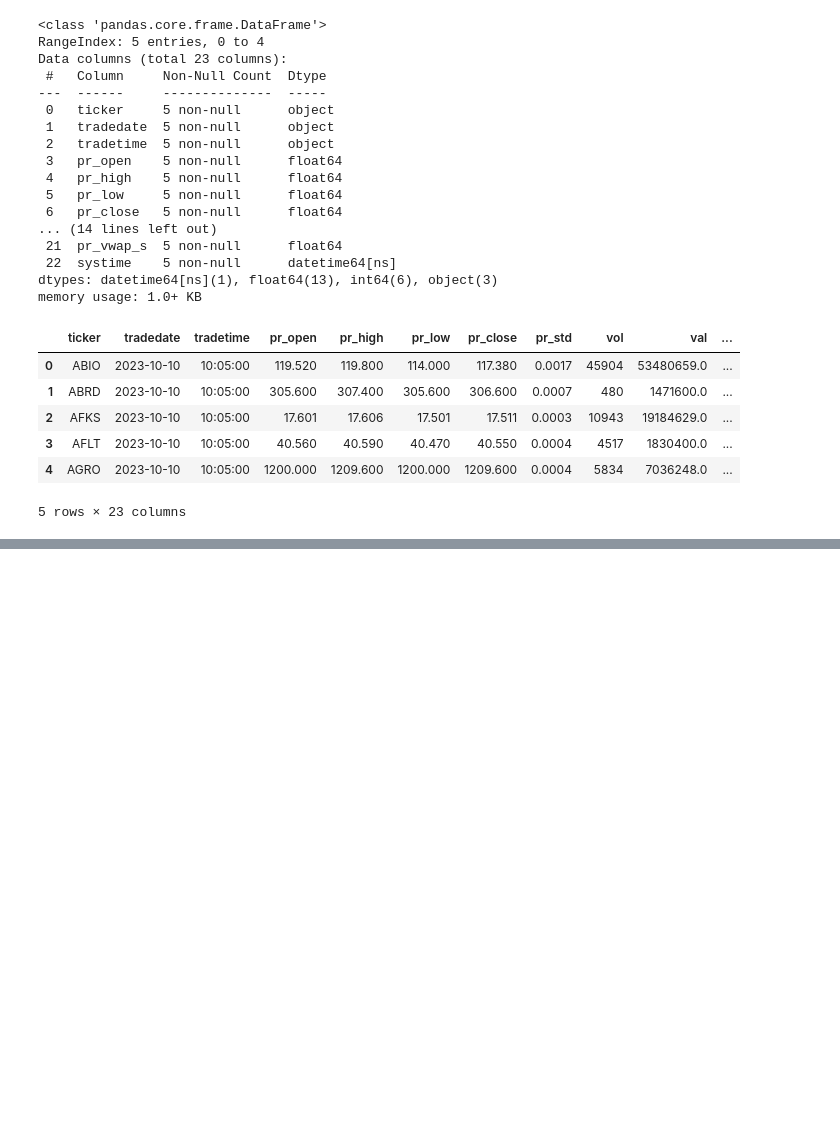
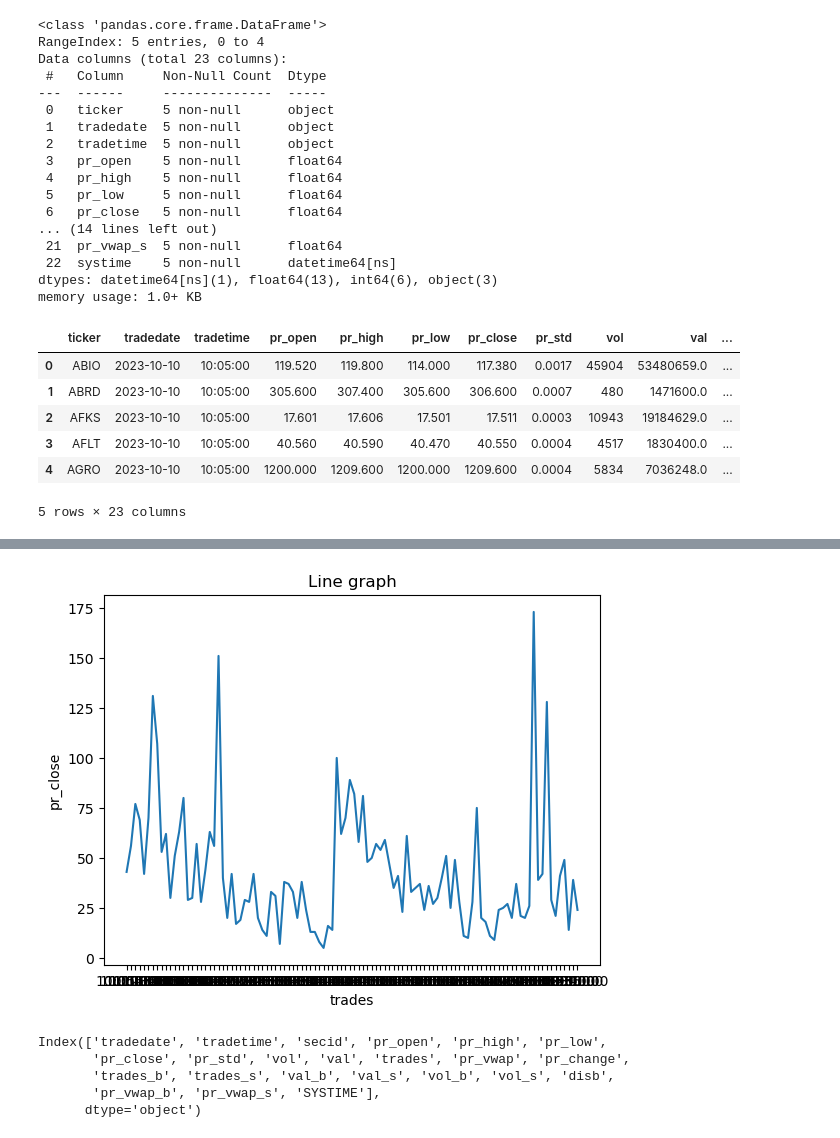
Before and after one commit to VAnufrikov/Go.Algo, a Jupyter notebook: data_moex.ipynb, the cells around one changed output, grey strips where cells are left out. Drawn from its saved outputs; the diff is of its cells as text; code cells hidden in the pictures; blank space fills up the shorter version.

```diff
--- a/data_moex.ipynb
+++ b/data_moex.ipynb
@@ -105,0 +122,20 @@ stocks.tradestats(date='2023-10-10').head()
+# %%
+x = df[df['tradedate']=='2023-10-02']['tradetime']
+y = df[df['tradedate']=='2023-10-02']['trades']
+
+plt.plot(x,y)
+
+plt.title("Line graph")
+plt.ylabel('pr_close')
+plt.xlabel('trades')
+plt.show()
+# %% [output]
+[figure, added]
+# %%
+df.columns
+# %% [output]
+Index(['tradedate', 'tradetime', 'secid', 'pr_open', 'pr_high', 'pr_low',
+       'pr_close', 'pr_std', 'vol', 'val', 'trades', 'pr_vwap', 'pr_change',
+       'trades_b', 'trades_s', 'val_b', 'val_s', 'vol_b', 'vol_s', 'disb',
+       'pr_vwap_b', 'pr_vwap_s', 'SYSTIME'],
+      dtype='object')
```
Also changed, not shown: parts of 3 cells of this notebook, 2 other files.
